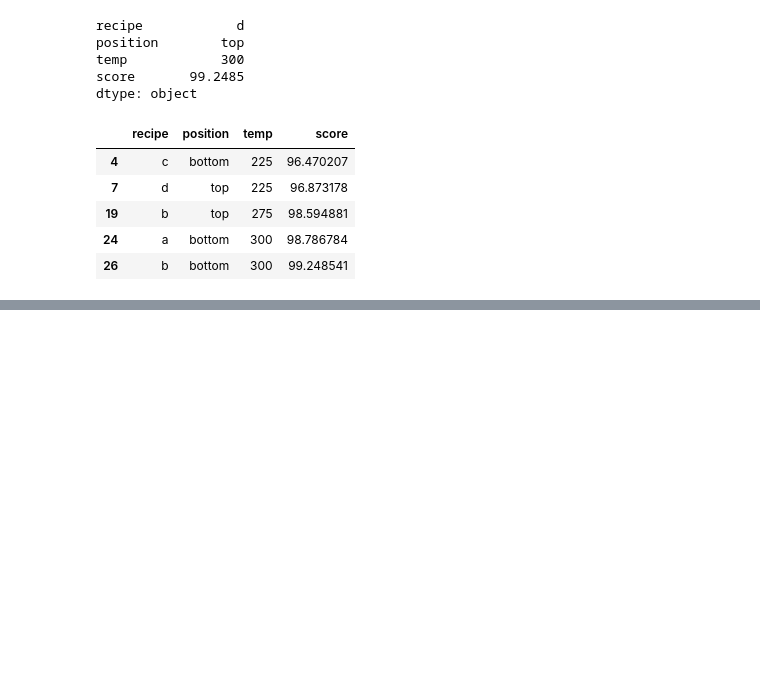
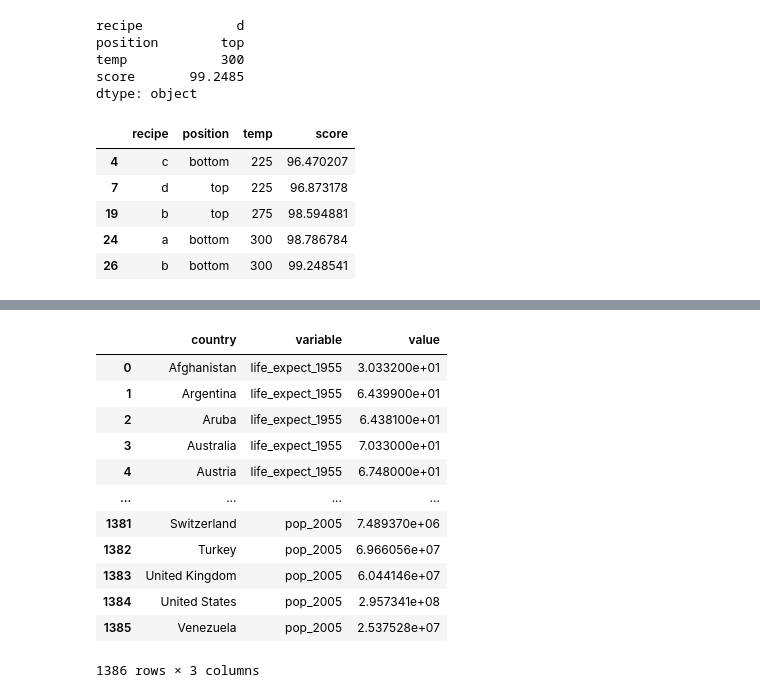
Before and after one commit to natasharivers/Classifications, a Jupyter notebook: tidy_data.ipynb, the cells around one changed output, grey strips where cells are left out. Drawn from its saved outputs; the diff is of its cells as text; code cells hidden in the pictures; blank space fills up the shorter version.

```diff
--- a/tidy_data.ipynb
+++ b/tidy_data.ipynb
@@ -321,0 +348,17 @@ cake_melt.sort_values(by='score').tail()
+# %%
+gapminder_melt=gapminder.melt(id_vars='country')
+gapminder_melt
+# %% [output]
+|  | country | variable | value |
+| 0 | Afghanistan | life_expect_1955 | 3.033200e+01 |
+| 1 | Argentina | life_expect_1955 | 6.439900e+01 |
+| 2 | Aruba | life_expect_1955 | 6.438100e+01 |
+| 3 | Australia | life_expect_1955 | 7.033000e+01 |
+| 4 | Austria | life_expect_1955 | 6.748000e+01 |
+| ... | ... | ... | ... |
+| 1381 | Switzerland | pop_2005 | 7.489370e+06 |
+| 1382 | Turkey | pop_2005 | 6.966056e+07 |
+| 1383 | United Kingdom | pop_2005 | 6.044146e+07 |
+| 1384 | United States | pop_2005 | 2.957341e+08 |
+| 1385 | Venezuela | pop_2005 | 2.537528e+07 |
+1386 rows × 3 columns
```
Also changed, not shown: parts of 6 cells of this notebook.
